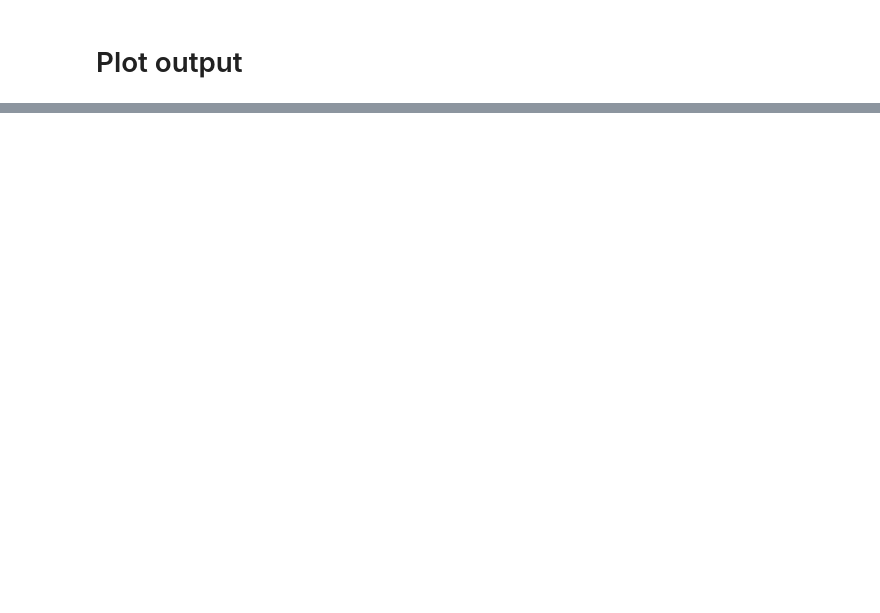
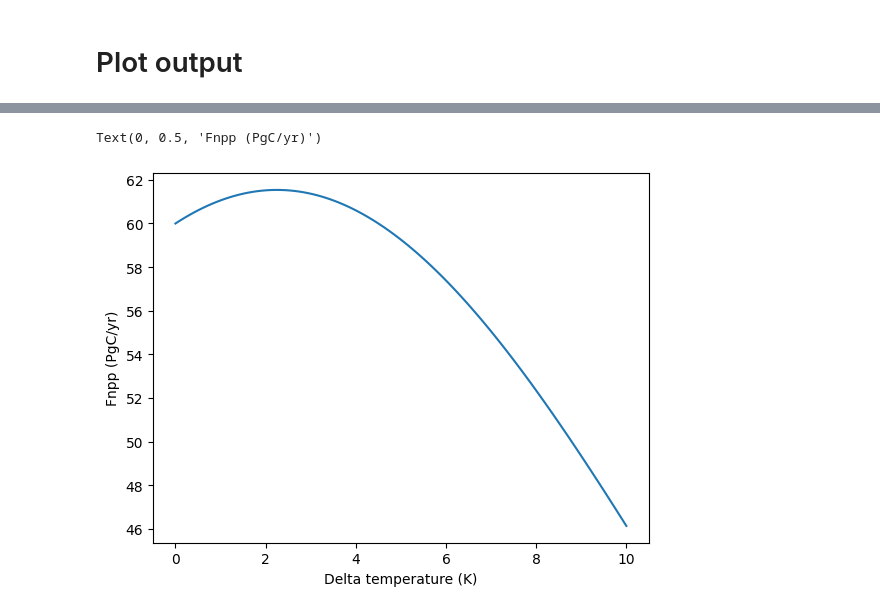
Before and after one commit to ciceroOslo/ciceroscm, a Jupyter notebook: notebooks/CSCM_example_directinput.ipynb, the cells around one changed output, grey strips where cells are left out. Saved outputs shown, nothing was run; the diff lists cells and outputs as text; code cells hidden in the pictures; blank space fills up the shorter version.

Commit message:
implemented threshold npp

```diff
--- a/notebooks/CSCM_example_directinput.ipynb
+++ b/notebooks/CSCM_example_directinput.ipynb
@@ -214,0 +254,26 @@ for i in enumerate(df_temp.columns):
+# %%
+
+def fnpp_from_temp(dtemp=0,npp0=60,t_half=0.5,w_sigmoid=7, t_threshold=4, w_threshold=7):
+    """
+    Linear temperature dependence function for fnpp
+
+    Parameters
+    ----------
+    fnpp_temp_coeff : float
+        Coefficient of linear growth / decline of
+        fnpp with temperature change
+    dtemp : float
+        Degrees of temperature since start of run
+
+    Returns
+    -------
+    float
+        fnpp at given temperature for assumed linear
+        relationship
+    """
+
+    sigmoid = lambda x: 1 / (1 + np.exp(-((x - t_half )/w_sigmoid)))  # Sigmoid function
+    threshold = lambda x: 1-1/(1 + np.exp(-((x - t_threshold)/w_threshold)))  # Threshold function
+    baseline=npp0/(sigmoid(0)*threshold(0))
+
+    return baseline * sigmoid(dtemp) * threshold(dtemp)
@@ -214,0 +282,9 @@ for i in enumerate(df_temp.columns):
+# %%
+t=np.linspace(0,10,100)
+f=fnpp_from_temp(t)
+plt.plot(t,f)
+plt.xlabel('Delta temperature (K)')
+plt.ylabel('Fnpp (PgC/yr)')
+# %% [output]
+Text(0, 0.5, 'Fnpp (PgC/yr)')
+[figure, added]
```
Also changed, not shown: parts of 6 cells of this notebook, 2 other files.
